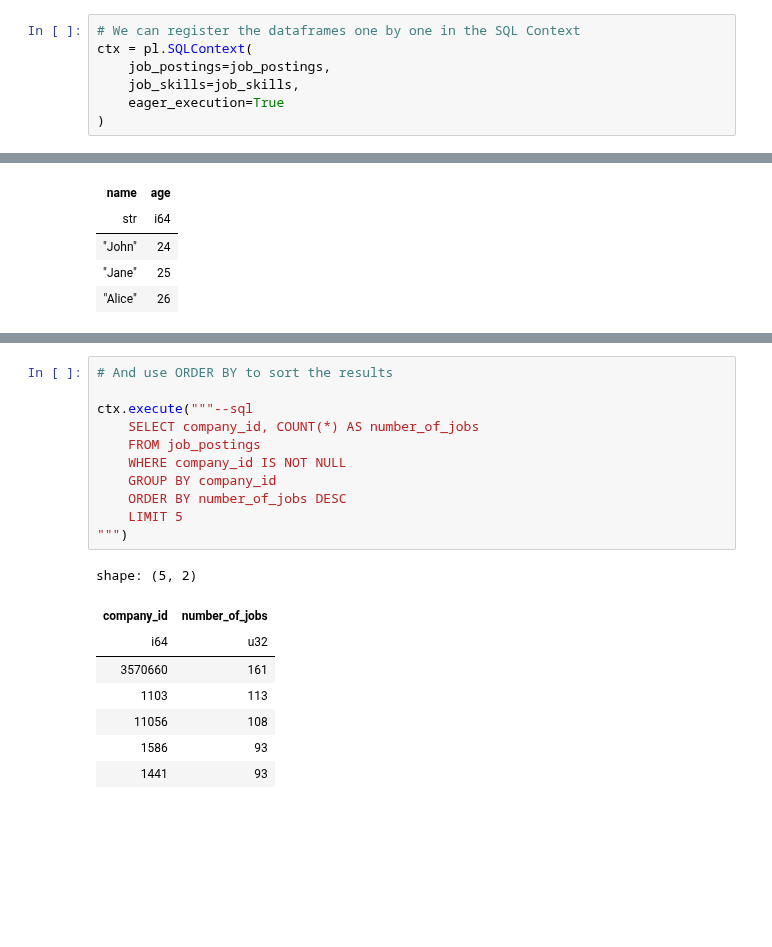
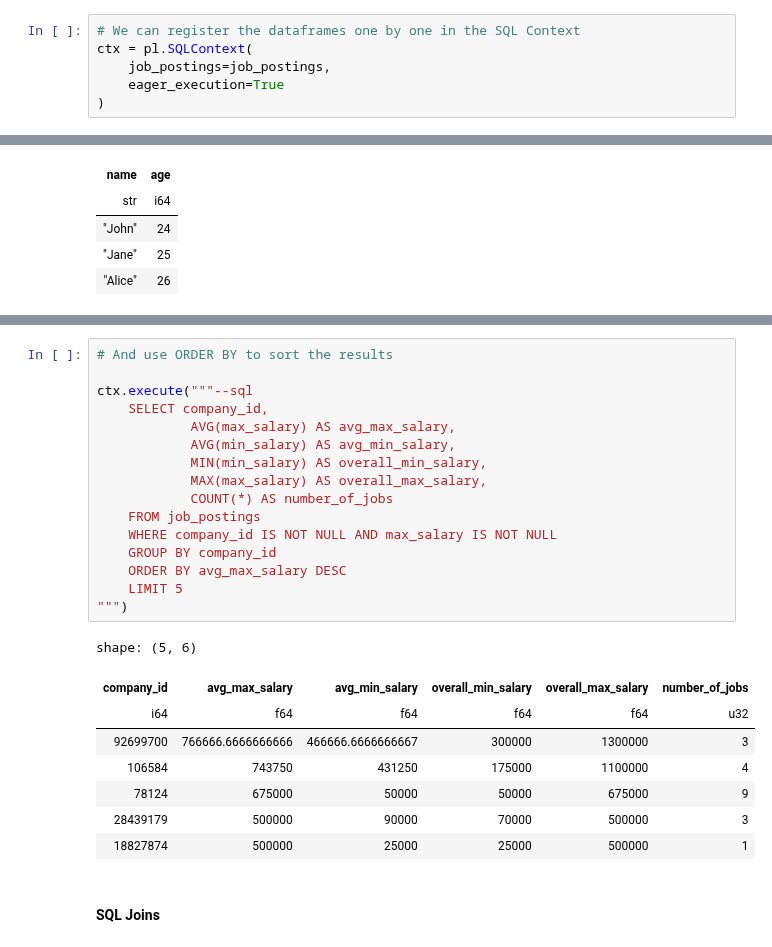
Before and after one commit to PacktPublishing/Data-Analysis-with-Polars, a Jupyter notebook: chapter_06/06.1_SQL_and_Polars_CLI.ipynb, the cells around one changed output, grey strips where cells are left out. Saved outputs shown, nothing was run; the diff lists cells and outputs as text; blank space fills up the shorter version.

```diff
--- a/chapter_06/06.1_SQL_and_Polars_CLI.ipynb
+++ b/chapter_06/06.1_SQL_and_Polars_CLI.ipynb
@@ -44,7 +34,6 @@ shape: (5, 6)
 # We can register the dataframes one by one in the SQL Context
 ctx = pl.SQLContext(
     job_postings=job_postings,
-    job_skills=job_skills,
     eager_execution=True
 )
 # %%
@@ -174,20 +188,27 @@ shape: (5, 2)
 # %%
 # And use ORDER BY to sort the results
 
 ctx.execute("""--sql
-    SELECT company_id, COUNT(*) AS number_of_jobs
+    SELECT company_id,
+            AVG(max_salary) AS avg_max_salary,
+            AVG(min_salary) AS avg_min_salary,
+            MIN(min_salary) AS overall_min_salary,
+            MAX(max_salary) AS overall_max_salary,
+            COUNT(*) AS number_of_jobs
     FROM job_postings
-    WHERE company_id IS NOT NULL
+    WHERE company_id IS NOT NULL AND max_salary IS NOT NULL
     GROUP BY company_id
-    ORDER BY number_of_jobs DESC
+    ORDER BY avg_max_salary DESC
     LIMIT 5
 """)
 # %% [output]
-shape: (5, 2)
+shape: (5, 6)
-| company_id | number_of_jobs |
-| i64 | u32 |
-| 3570660 | 161 |
-| 1103 | 113 |
-| 11056 | 108 |
-| 1586 | 93 |
-| 1441 | 93 |
+| company_id | avg_max_salary | avg_min_salary | overall_min_salary | overall_max_salary | number_of_jobs |
+| i64 | f64 | f64 | f64 | f64 | u32 |
+| 92699700 | 766666.6666666666 | 466666.6666666667 | 300000 | 1300000 | 3 |
+| 106584 | 743750 | 431250 | 175000 | 1100000 | 4 |
+| 78124 | 675000 | 50000 | 50000 | 675000 | 9 |
+| 28439179 | 500000 | 90000 | 70000 | 500000 | 3 |
+| 18827874 | 500000 | 25000 | 25000 | 500000 | 1 |
+# %% [markdown]
+#### SQL Joins
```
Also changed, not shown: parts of 25 cells of this notebook, 7 other files.
